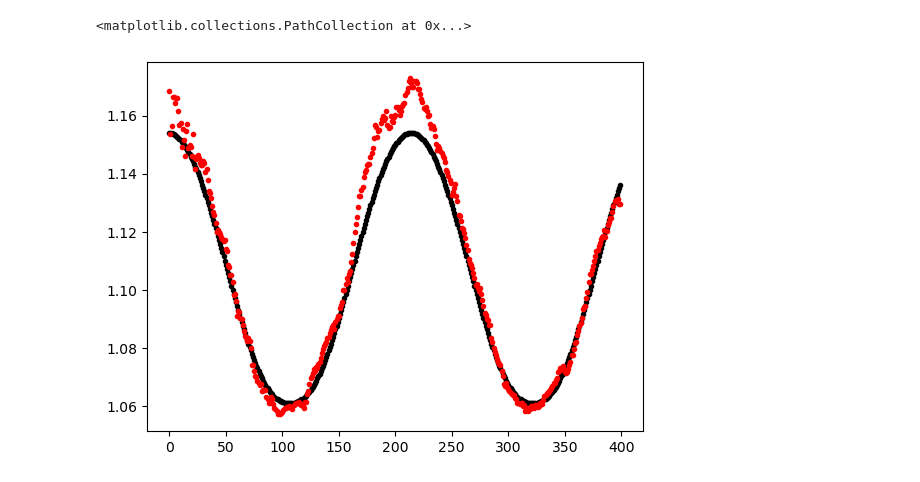
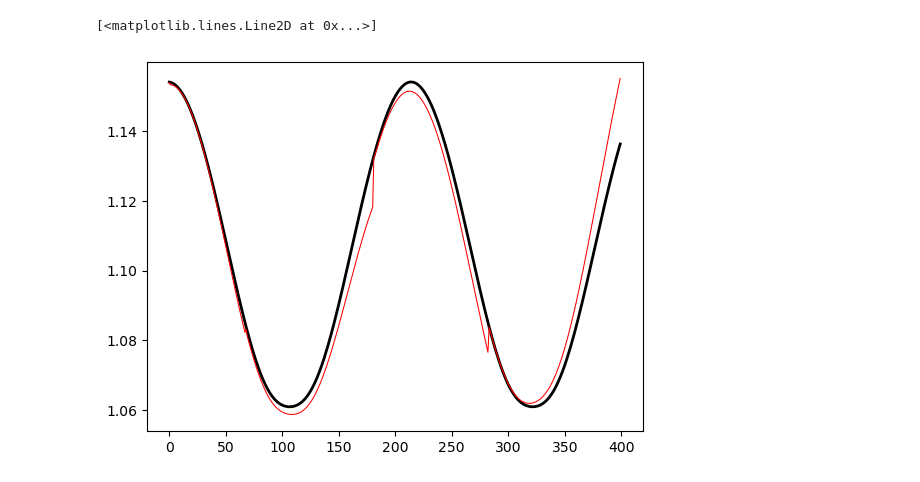
Before and after one commit to Malav-P/sensor_phase_task, a Jupyter notebook: example/filter_example.ipynb, the cells around one changed output. Drawn from its saved outputs; the diff is of its cells as text; code cells hidden in the pictures.

```diff
--- a/example/filter_example.ipynb
+++ b/example/filter_example.ipynb
@@ -24,17 +24,22 @@ truth = Dynamics(x0=x0, tstep=timestep, f=cr3bp, jac=jac_cr3bp, f_params=[mu], j
 # %%
 def some_function(truth, num_observers = 3):
 
-    dim = truth.shape[0]
+    if num_observers == 0:
+        Z, R_invs = (None, None)
 
-    R_invs = np.zeros(shape=(dim, dim, num_observers))
-    Z = np.zeros(shape=(dim, num_observers))
+    else:
 
-    for i in range(3):
-        R_invs[i, i, :] = (1/0.01)   # positional uncertaintiy of +- 384 km (VERY CONSERVATIVE, most sensor can do better)
-        R_invs[3 + i, 3 + i, :] = (1/0.01) # velocity uncertainty ~ +- 10 m/s
+        dim = truth.shape[0]
 
-    Z_transpose = np.array([truth.x + np.random.multivariate_normal(mean=np.zeros(dim), cov=np.linalg.inv(R_invs[:,:,j])) for j in range(num_observers)])
-    Z = Z_transpose.T
+        R_invs = np.zeros(shape=(dim, dim, num_observers))
+        Z = np.zeros(shape=(dim, num_observers))
+
+        for i in range(3):
+            R_invs[i, i, :] = 1/(0.001**2)   # positional uncertaintiy of +- 384 km (VERY CONSERVATIVE, most sensor can do better)
+            R_invs[3 + i, 3 + i, :] = 1/(0.01**2) # velocity uncertainty ~ +- 0.01 km/s
+
+        Z_transpose = np.array([truth.x + np.random.multivariate_normal(mean=np.zeros(dim), cov=np.linalg.inv(R_invs[:,:,j])) for j in range(num_observers)])
+        Z = Z_transpose.T
 
     return Z, R_invs
 # %%
@@ -42,22 +47,24 @@ my_filter.reset()
 truth.reset()
 steps_=400
 state_history = np.zeros(shape=(6, steps_))
+tr_cov_history = np.zeros(steps_)
 true_history = np.zeros_like(state_history)
 
 for i in range(steps_):
     truth.propagate(steps=1)
-    if steps_%1 == 0:
-        Z, R_invs = some_function(truth, num_observers=np.random.randint(1, 5))
+    if np.trace(my_filter.Pf) >= 0.001: # if uncertainty exceeds ball of radius ~ 384 km ... need measurement
+        Z, R_invs = some_function(truth, num_observers=1)
     else:
         Z, R_invs = (None, None)
     my_filter._forecast(steps=1)
     my_filter._update(Z, R_invs)
 
     state_history[:,i] = my_filter.xa
+    tr_cov_history[i] = np.trace(my_filter.Pa)
     true_history[:,i] = truth.x
 # %%
-plt.scatter(np.arange(0, true_history.shape[1]), true_history[0,:], marker='.', color="black")
-plt.scatter(np.arange(0, state_history.shape[1]), state_history[0,:], marker='.', color="red")
+plt.plot(np.arange(0, true_history.shape[1]), true_history[0,:], linewidth=2, color="black")
+plt.plot(np.arange(0, state_history.shape[1]), state_history[0,:], linewidth=0.75, color="red")
 # %% [output]
-<matplotlib.collections.PathCollection at 0x...>
+[<matplotlib.lines.Line2D at 0x...>]
-[figure, old version]
+[figure, new version]
```
Also changed, not shown: parts of 1 cell of this notebook, 1 other file.
